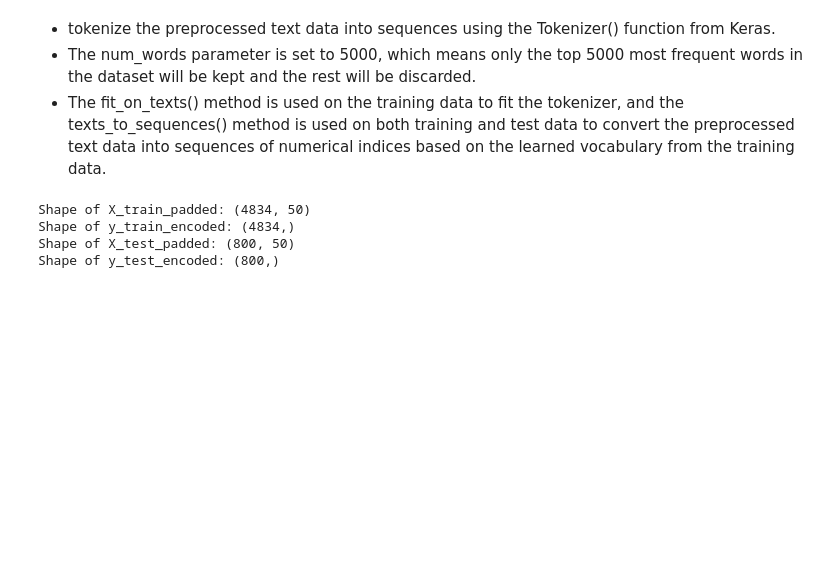
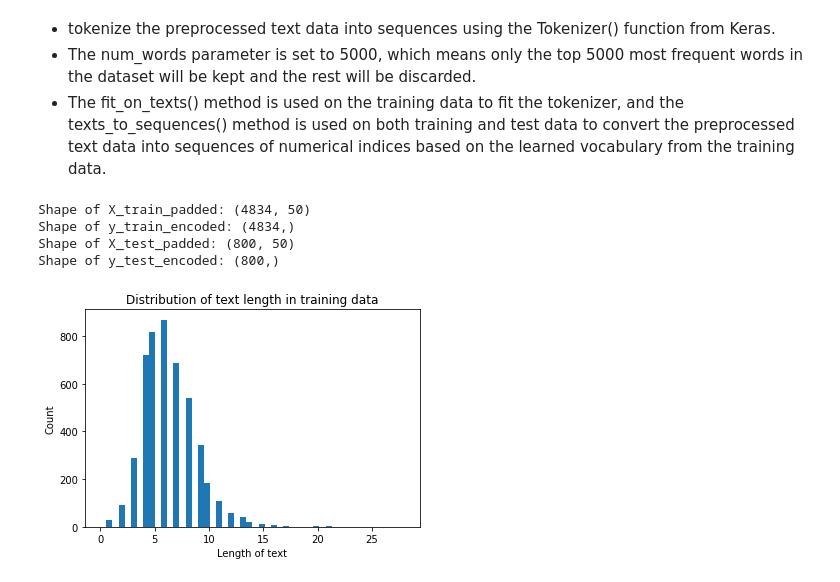
Before and after one commit to PrithvirajKhelkar/intent-classification-shallow-ml, a Jupyter notebook: intent_classification_shallow_ml.ipynb, the cells around one changed output. Drawn from its saved outputs; the diff is of its cells as text; code cells hidden in the pictures; blank space fills up the shorter version.

```diff
--- a/intent_classification_shallow_ml.ipynb
+++ b/intent_classification_shallow_ml.ipynb
@@ -79,6 +80,15 @@ Shape of X_train_padded: (4834, 50)
 Shape of y_train_encoded: (4834,)
 Shape of X_test_padded: (800, 50)
 Shape of y_test_encoded: (800,)
+# %%
+# Plotting the distribution of text length in the training data
+plt.hist([len(x) for x in X_train_seq], bins=50)
+plt.title('Distribution of text length in training data')
+plt.xlabel('Length of text')
+plt.ylabel('Count')
+plt.show()
+# %% [output]
+[figure, added]
 # %%
 # Defining the LSTM model
 model = Sequential()
```
Also changed, not shown: parts of 4 cells of this notebook.
